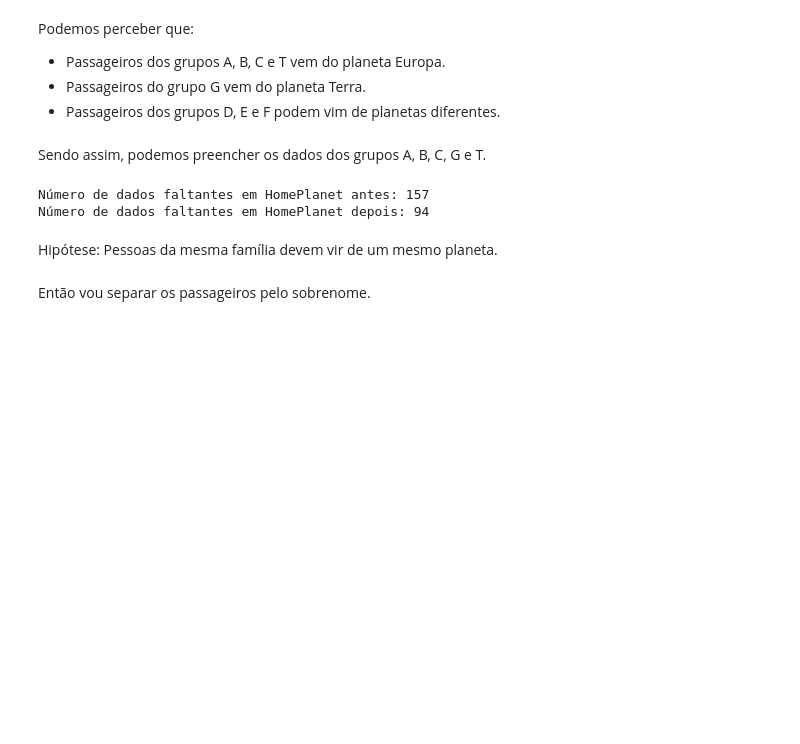
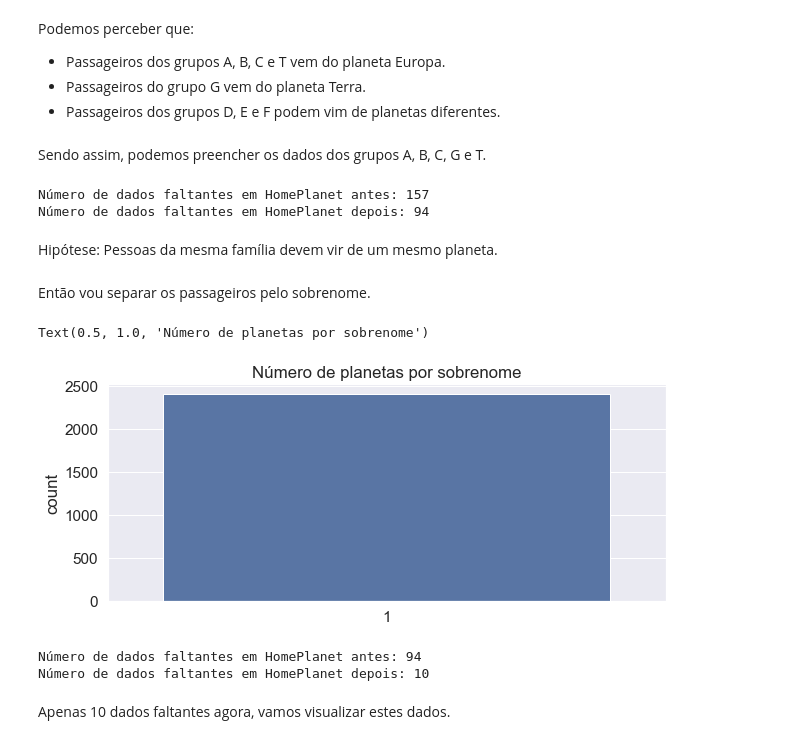
Before and after one commit to renatonogueirajr/spaceship_titanic, a Jupyter notebook: main.ipynb, the cells around one changed output. Saved outputs shown, nothing was run; the diff lists cells and outputs as text; code cells hidden in the pictures; blank space fills up the shorter version.

Commit message:
Término do tratamento de dados faltantes

```diff
--- a/main.ipynb
+++ b/main.ipynb
@@ -344,3 +350,25 @@ dataset.drop('Regioes_Cabine_Grafico', axis=1, inplace=True)
+# %%
+
+dataset['Name'].fillna('Unknown Unknown', inplace=True)
+datatest['Name'].fillna('Unknown Unknown', inplace=True)
+
+
+dataset['Sobrenome']=dataset['Name'].str.split().str[-1]
+datatest['Sobrenome']=datatest['Name'].str.split().str[-1]
+
+
+dataset['Tamanho_Familia']=dataset['Sobrenome'].map(lambda x: pd.concat([dataset['Sobrenome'],datatest['Sobrenome']]).value_counts()[x])
+datatest['Tamanho_Familia']=datatest['Sobrenome'].map(lambda x: pd.concat([dataset['Sobrenome'],datatest['Sobrenome']]).value_counts()[x])
+
+
+dataset.loc[dataset['Sobrenome']=='Unknown','Sobrenome']=np.nan
+dataset.loc[dataset['Tamanho_Familia']>100,'Tamanho_Familia']=np.nan
+datatest.loc[datatest['Sobrenome']=='Unknown','Sobrenome']=np.nan
+datatest.loc[datatest['Tamanho_Familia']>100,'Tamanho_Familia']=np.nan
+
+
+dataset.drop('Name', axis=1, inplace=True)
+datatest.drop('Name', axis=1, inplace=True)
 # %% [markdown]
 ## Lidando com os dados faltantes
 # %%
@@ -444,3 +472,31 @@ Número de dados faltantes em HomePlanet depois: 94
 Hipótese: Pessoas da mesma família devem vir de um mesmo planeta.
 # %% [markdown]
 Então vou separar os passageiros pelo sobrenome.
+# %%
+# HomePlanet por sobrenome(hpsm)
+hpsm=datafaltantes.groupby(['Sobrenome','HomePlanet'])['HomePlanet'].size().unstack().fillna(0)
+
+
+plt.figure(figsize=(10,4))
+sns.countplot((hpsm>0).sum(axis=1))
+plt.title('Número de planetas por sobrenome')
+# %% [output]
+Text(0.5, 1.0, 'Número de planetas por sobrenome')
+[figure, added]
+# %%
+hp_antes=datafaltantes['HomePlanet'].isna().sum()
+
+
+hpsm_index=datafaltantes[datafaltantes['HomePlanet'].isna()][(datafaltantes[datafaltantes['HomePlanet'].isna()]['Sobrenome']).isin(hpsm.index)].index
+
+
+datafaltantes.loc[hpsm_index,'HomePlanet']=datafaltantes.iloc[hpsm_index,:]['Sobrenome'].map(lambda x: hpsm.idxmax(axis=1)[x])
+
+
+print('Número de dados faltantes em HomePlanet antes:',hp_antes)
+print('Número de dados faltantes em HomePlanet depois:',datafaltantes['HomePlanet'].isna().sum())
+# %% [output]
+Número de dados faltantes em HomePlanet antes: 94
+Número de dados faltantes em HomePlanet depois: 10
+# %% [markdown]
+Apenas 10 dados faltantes agora, vamos visualizar estes dados.
```
Also changed, not shown: parts of 46 cells of this notebook.
